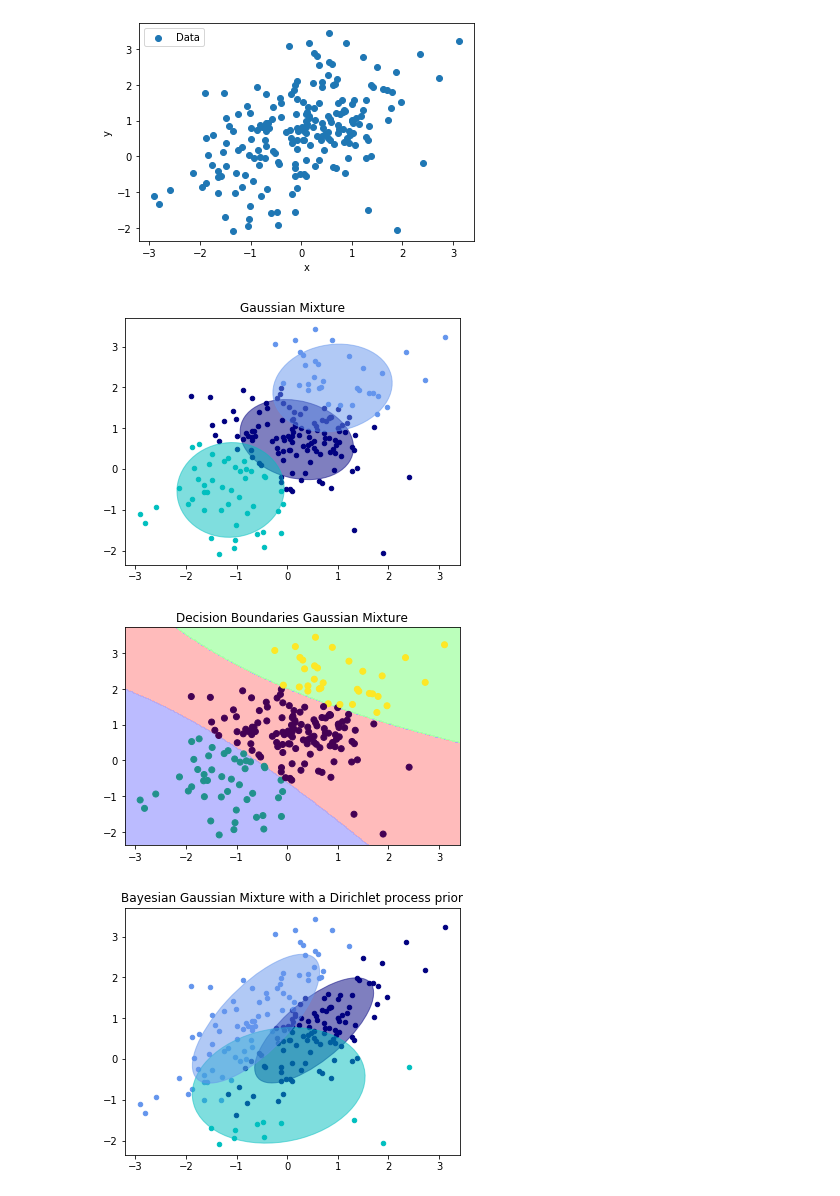
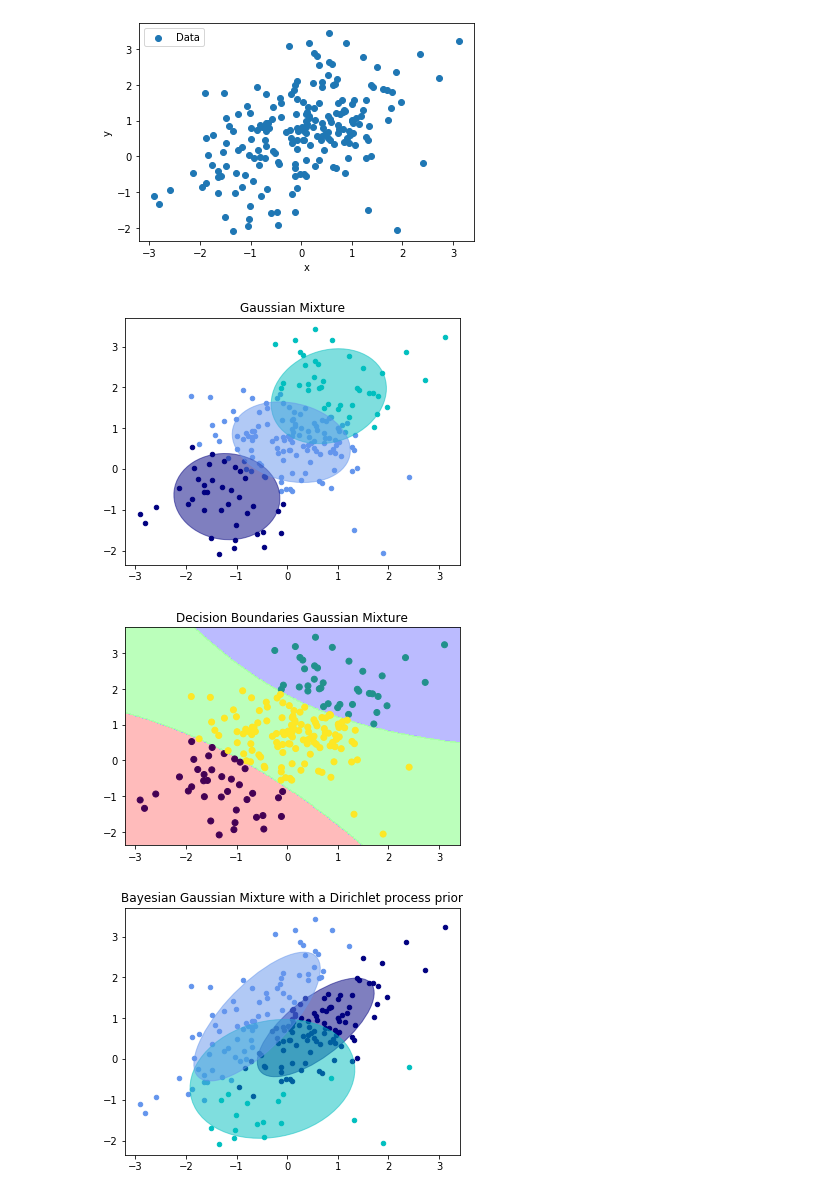
Before and after one commit to deeplearninghsw/dlhsw-examples, a Jupyter notebook: Regression/GaussianClustering.ipynb, the cells around one changed output. Cells and saved outputs as stored; diff of their text form; code cells hidden in the pictures.

Commit message:
Set seed for reproducibility

```diff
--- a/Regression/GaussianClustering.ipynb
+++ b/Regression/GaussianClustering.ipynb
@@ -37,35 +37,42 @@ plot_dataset(x_cords, y_cords)
 [figure]
 # %%
 # Train Test Split
-x_train, x_test, y_train, y_test = train_test_split(X, y_cords, test_size=0.20, random_state=np.random.seed(6))
-X = x_test
+x_train, x_test, y_train, y_test = train_test_split(x_cords, y_cords, test_size=0.20, random_state=np.random.seed(6))
 
-plot_dataset(x_test[:,0], x_test[:,1])
+X = np.stack((x_test, y_test), axis=1)
+
+plot_dataset(x_test, y_test)
 # %% [output]
 [figure]
 # %%
-gmm = GaussianMixture(n_components=3, covariance_type='full').fit(X)
+gmm = GaussianMixture(
+    n_components=3,
+    covariance_type='full',
+    random_state = np.random.seed(4)).fit(X)
 
 y_pred = gmm.predict(X)
 
 plot_results(X, y_pred, gmm.means_, gmm.covariances_, 0,
                 'Gaussian Mixture')
 # %% [output]
-[figure, old version]
+[figure, new version]
 # %%
 plot_boundaries(X, y_pred, gmm, "Decision Boundaries Gaussian Mixture")
 # %% [output]
-[figure, old version]
+[figure, new version]
 # %%
-# Fit a Dirichlet process Gaussian mixture using five components
-bgm = BayesianGaussianMixture(n_components=3, covariance_type='full').fit(X)
+# Fit a Dirichlet process Gaussian mixture using three components
+bgm = BayesianGaussianMixture(
+    n_components=3,
+    covariance_type='full',
+    random_state = np.random.seed(3)).fit(X)
 
 y_pred = bgm.predict(X)
 
-plot_results(X, bgm.predict(X), bgm.means_, bgm.covariances_, 1,
+plot_results(X, y_pred, bgm.means_, bgm.covariances_, 1,
                 'Bayesian Gaussian Mixture with a Dirichlet process prior')
 # %% [output]
-[figure, old version]
+[figure, new version]
 # %%
 plot_boundaries(X, y_pred, bgm, "Decision Boundaries Bayesian Gaussian Mixture")
 # %% [output]
```
Also changed, not shown: parts of 1 cell of this notebook.
